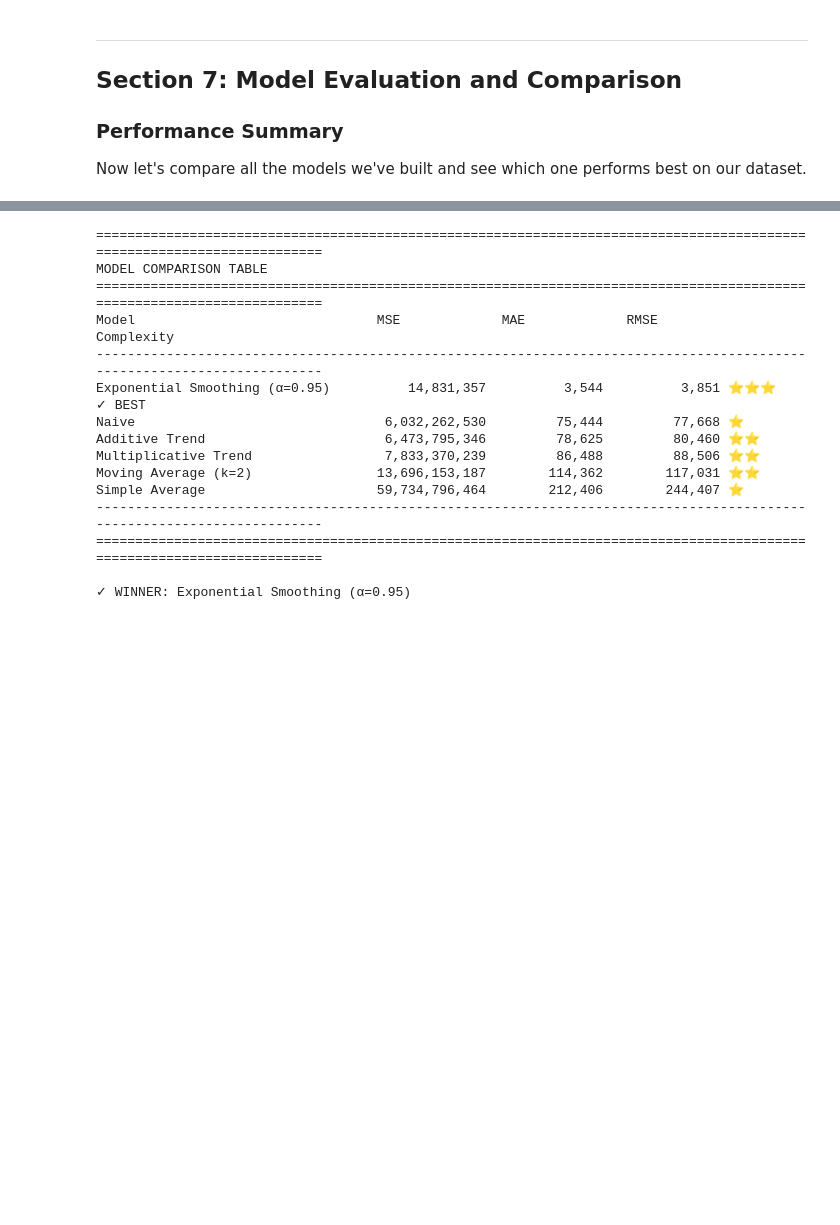
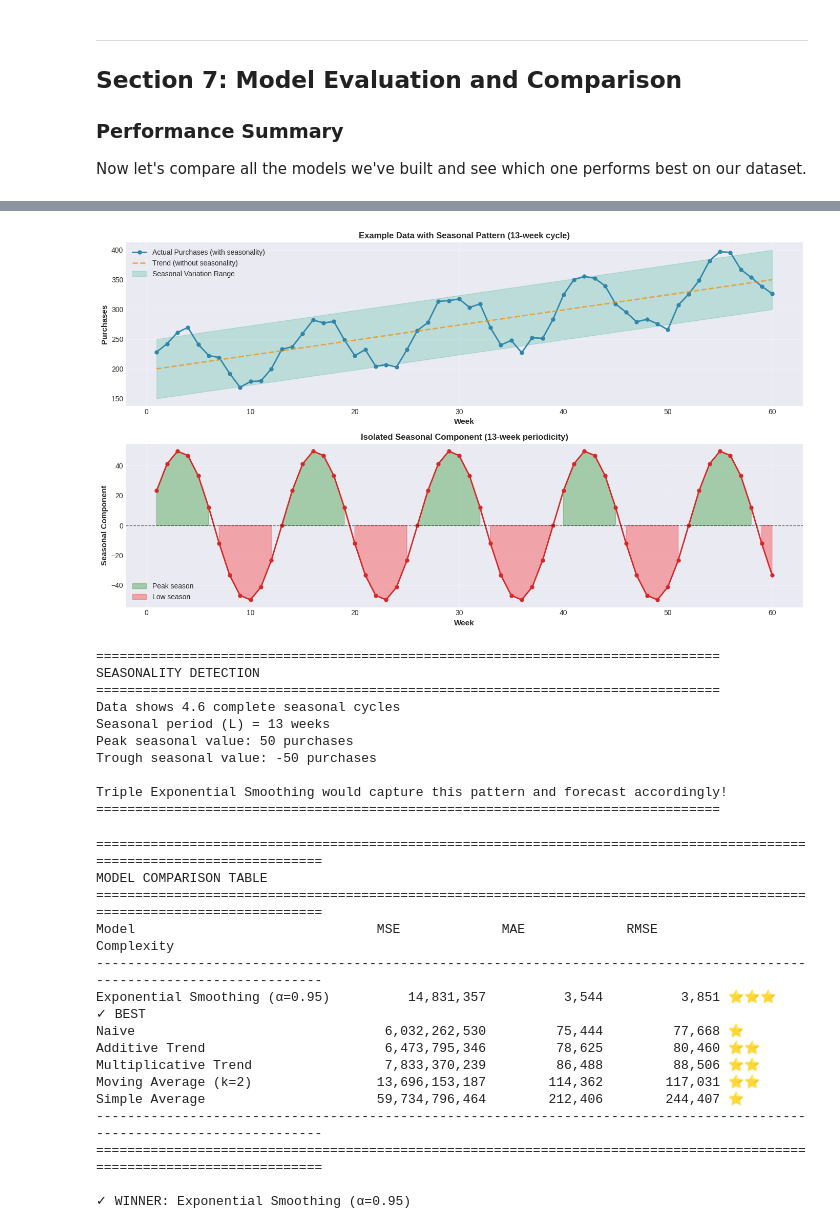
Before and after one commit to ShivaKumarSanapala/coding, a Jupyter notebook: session_78257ce2_20260208_090534/Time_Series_Forecasting_Models.ipynb, the cells around one changed output, grey strips where cells are left out. Saved outputs shown, nothing was run; the diff lists cells and outputs as text; code cells hidden in the pictures; blank space fills up the shorter version.

```diff
--- a/session_78257ce2_20260208_090534/Time_Series_Forecasting_Models.ipynb
+++ b/session_78257ce2_20260208_090534/Time_Series_Forecasting_Models.ipynb
@@ -805,3 +1034,63 @@ Now let's compare all the models we've built and see which one performs best on
+# %%
+# Example: Create seasonal data to demonstrate Holt-Winters
+# Purchase data with seasonal pattern
+weeks_seasonal = np.arange(1, 61)  # 60 weeks
+base_trend = np.linspace(200, 350, 60)
+seasonal_pattern = 50 * np.sin(2 * np.pi * weeks_seasonal / 13)  # 13-week cycle
+noise = np.random.normal(0, 10, 60)
+purchases_seasonal = base_trend + seasonal_pattern + noise
+
+# Visualize seasonal data
+fig, axes = plt.subplots(2, 1, figsize=(14, 8))
+
+axes[0].plot(weeks_seasonal, purchases_seasonal, 'o-', linewidth=2, markersize=5, color='#2E86AB',
+             label='Actual Purchases (with seasonality)')
+axes[0].plot(weeks_seasonal, base_trend, '--', linewidth=2, color='#F18F01',
+             label='Trend (without seasonality)', alpha=0.7)
+axes[0].fill_between(weeks_seasonal, base_trend - 50, base_trend + 50, alpha=0.2, color='#06A77D',
+                      label='Seasonal Variation Range')
+axes[0].set_xlabel('Week', fontsize=11, fontweight='bold')
+axes[0].set_ylabel('Purchases', fontsize=11, fontweight='bold')
+axes[0].set_title('Example Data with Seasonal Pattern (13-week cycle)', fontsize=12, fontweight='bold')
+axes[0].grid(True, alpha=0.3)
+axes[0].legend(fontsize=10)
+
+# Show seasonal component alone
+seasonal_only = 50 * np.sin(2 * np.pi * weeks_seasonal / 13)
+axes[1].plot(weeks_seasonal, seasonal_only, 'o-', linewidth=2, markersize=5, color='#D62828')
+axes[1].axhline(y=0, color='black', linestyle='--', linewidth=1, alpha=0.5)
+axes[1].set_xlabel('Week', fontsize=11, fontweight='bold')
+axes[1].set_ylabel('Seasonal Component', fontsize=11, fontweight='bold')
+axes[1].set_title('Isolated Seasonal Component (13-week periodicity)', fontsize=12, fontweight='bold')
+axes[1].grid(True, alpha=0.3)
+axes[1].fill_between(weeks_seasonal, 0, seasonal_only, where=(seasonal_only>=0), alpha=0.3, color='green', label='Peak season')
+axes[1].fill_between(weeks_seasonal, seasonal_only, 0, where=(seasonal_only<0), alpha=0.3, color='red', label='Low season')
+axes[1].legend(fontsize=10)
+
+plt.tight_layout()
+plt.show()
+
+print("=" * 80)
+print("SEASONALITY DETECTION")
+print("=" * 80)
+print(f"Data shows {60/13:.1f} complete seasonal cycles")
+print(f"Seasonal period (L) = 13 weeks")
+print(f"Peak seasonal value: {seasonal_only.max():.0f} purchases")
+print(f"Trough seasonal value: {seasonal_only.min():.0f} purchases")
+print("\nTriple Exponential Smoothing would capture this pattern and forecast accordingly!")
+print("=" * 80)
+# %% [output]
+[figure, added]
+================================================================================
+SEASONALITY DETECTION
+================================================================================
+Data shows 4.6 complete seasonal cycles
+Seasonal period (L) = 13 weeks
+Peak seasonal value: 50 purchases
+Trough seasonal value: -50 purchases
+
+Triple Exponential Smoothing would capture this pattern and forecast accordingly!
+================================================================================
 # %%
 # Collect all model results
 model_comparison = {
```
Also changed, not shown: parts of 17 cells of this notebook, 3 other files.
